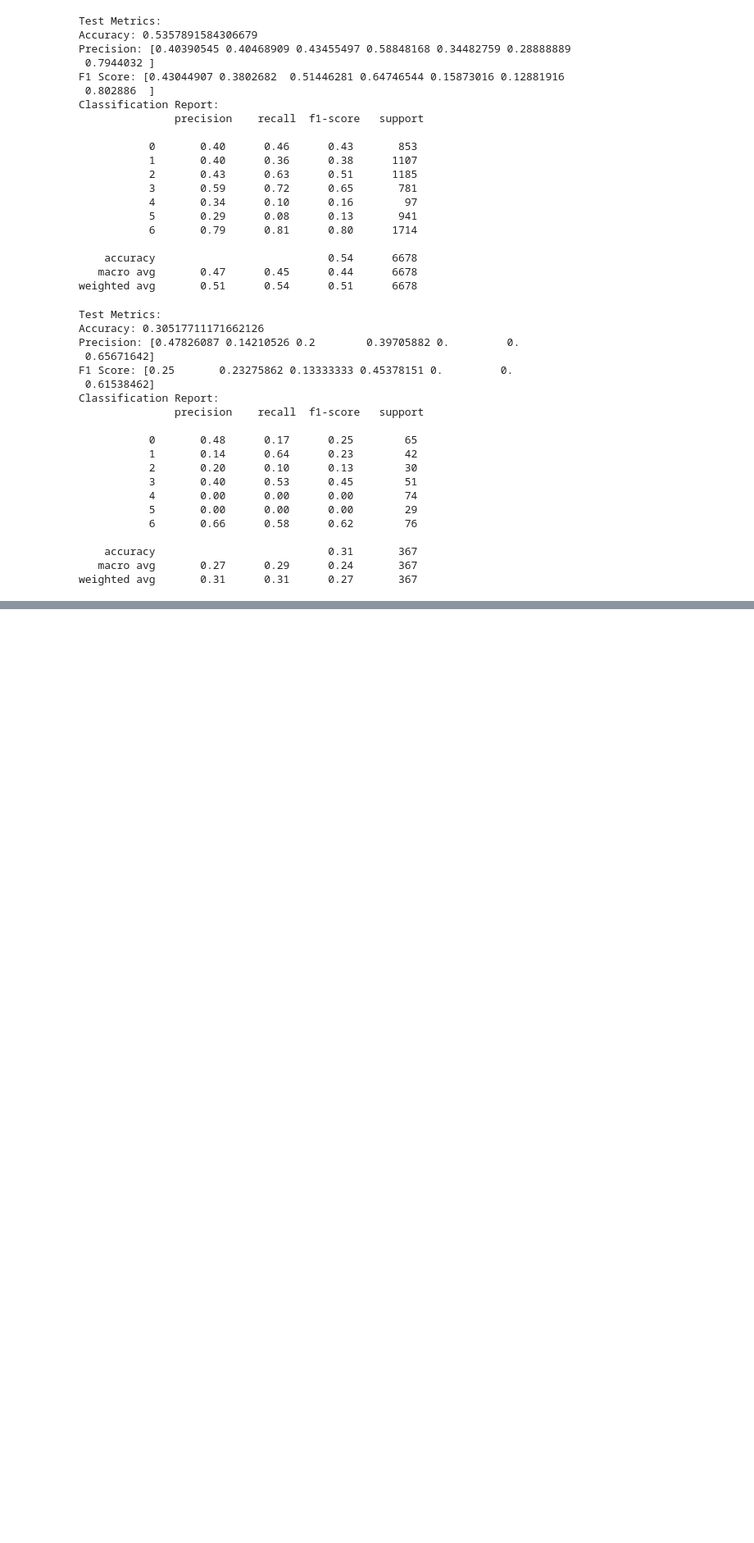
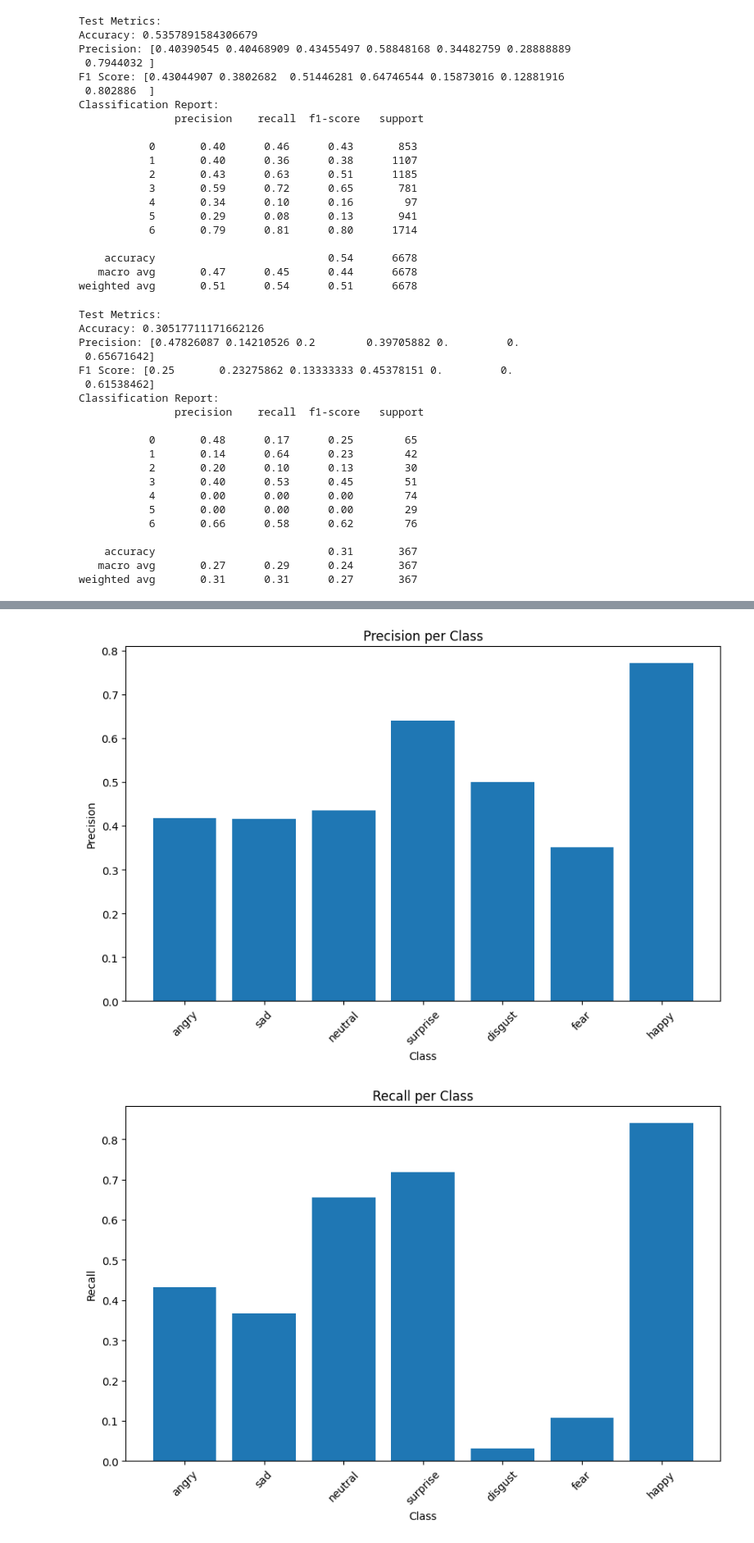
Before and after one commit to GerardoFesta/3DFER_SE4AI, a Jupyter notebook: models/3DModels/LandmarkCNN.ipynb, the cells around one changed output, grey strips where cells are left out. Shown at 82% size. Drawn from its saved outputs; the diff is of its cells as text; code cells hidden in the pictures; blank space fills up the shorter version.

Commit message:
stampa metriche

```diff
--- a/models/3DModels/LandmarkCNN.ipynb
+++ b/models/3DModels/LandmarkCNN.ipynb
@@ -522,0 +570,76 @@ weighted avg       0.31      0.31      0.27       367
+# %%
+from sklearn.metrics import accuracy_score, precision_score, recall_score, f1_score, roc_auc_score, classification_report
+import matplotlib.pyplot as plt
+
+model = LandmarkCNN()
+model.load_state_dict(torch.load("/content/artefatto/best_model.pt"))
+model.eval()
+model.to(device)
+
+
+
+# Calcola le metriche sul test dataset
+model.eval()  # Imposta il modello in modalità di valutazione (non addestramento)
+test_predictions = []
+test_labels = []
+
+with torch.no_grad():
+    for images, labels in test_loader:
+        images = images.to(device)
+        labels = labels.to(device)
+        outputs = model(images)
+        _, predictions = torch.max(torch.nn.functional.softmax(outputs, dim=1), 1)
+        test_predictions.extend(predictions.cpu().numpy())
+        test_labels.extend(labels.cpu().numpy())
+
+
+accuracy = accuracy_score(test_labels, test_predictions)
+precision = precision_score(test_labels, test_predictions, average=None)
+recall = recall_score(test_labels, test_predictions, average=None)
+f1 = f1_score(test_labels, test_predictions, average=None)
+#auc_roc = roc_auc_score(test_labels, test_predictions, multi_class='ovr')
+classification_rep = classification_report(test_labels, test_predictions)
+
+print("Test Metrics:")
+print("Accuracy:", accuracy)
+print("Precision:", precision)
+print("F1 Score:", f1)
+#print("AUC-ROC:", auc_roc)
+print("Classification Report:\n", classification_rep)
+
+# Lista delle etichette delle classi
+#class_labels = ['Class 0', 'Class 1', 'Class 2', 'Class 3', 'Class 4', 'Class 5', 'Class 6']
+class_labels=[9,9,9,9,9,9,9]
+for label in ["angry", "disgust", "fear", "happy", "neutral", "sad", "surprise"]:
+  class_labels[label_dict[label]]=label
+
+
+
+
+# Crea il grafico a barre per la precisione
+plt.figure(figsize=(10, 6))
+plt.bar(class_labels, precision)
+plt.title('Precision per Class')
+plt.xlabel('Class')
+plt.ylabel('Precision')
+plt.xticks(rotation=45)
+plt.show()
+
+# Crea il grafico a barre per il recall
+plt.figure(figsize=(10, 6))
+plt.bar(class_labels, recall)
+plt.title('Recall per Class')
+plt.xlabel('Class')
+plt.ylabel('Recall')
+plt.xticks(rotation=45)
+plt.show()
+
+# Crea il grafico a barre per l'F1-score
+plt.figure(figsize=(10, 6))
+plt.bar(class_labels, f1)
+plt.title('F1 Score per Class')
+plt.xlabel('Class')
+plt.ylabel('F1 Score')
+plt.xticks(rotation=45)
+plt.show()
+# %% [output]
@@ -522,0 +666,2 @@ weighted avg       0.31      0.31      0.27       367
+[figure, added]
+[figure, added]
```
Also changed, not shown: parts of 6 cells of this notebook.
